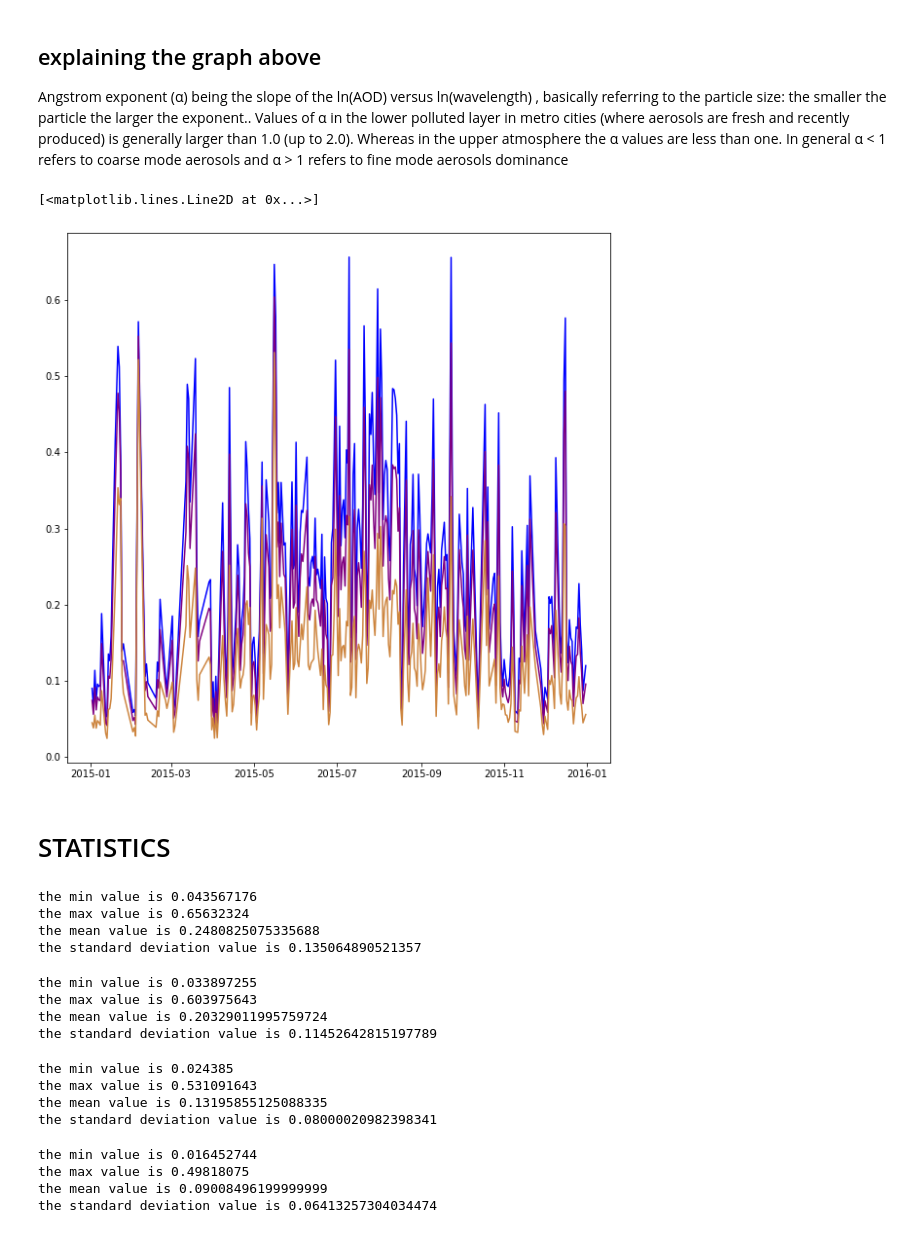
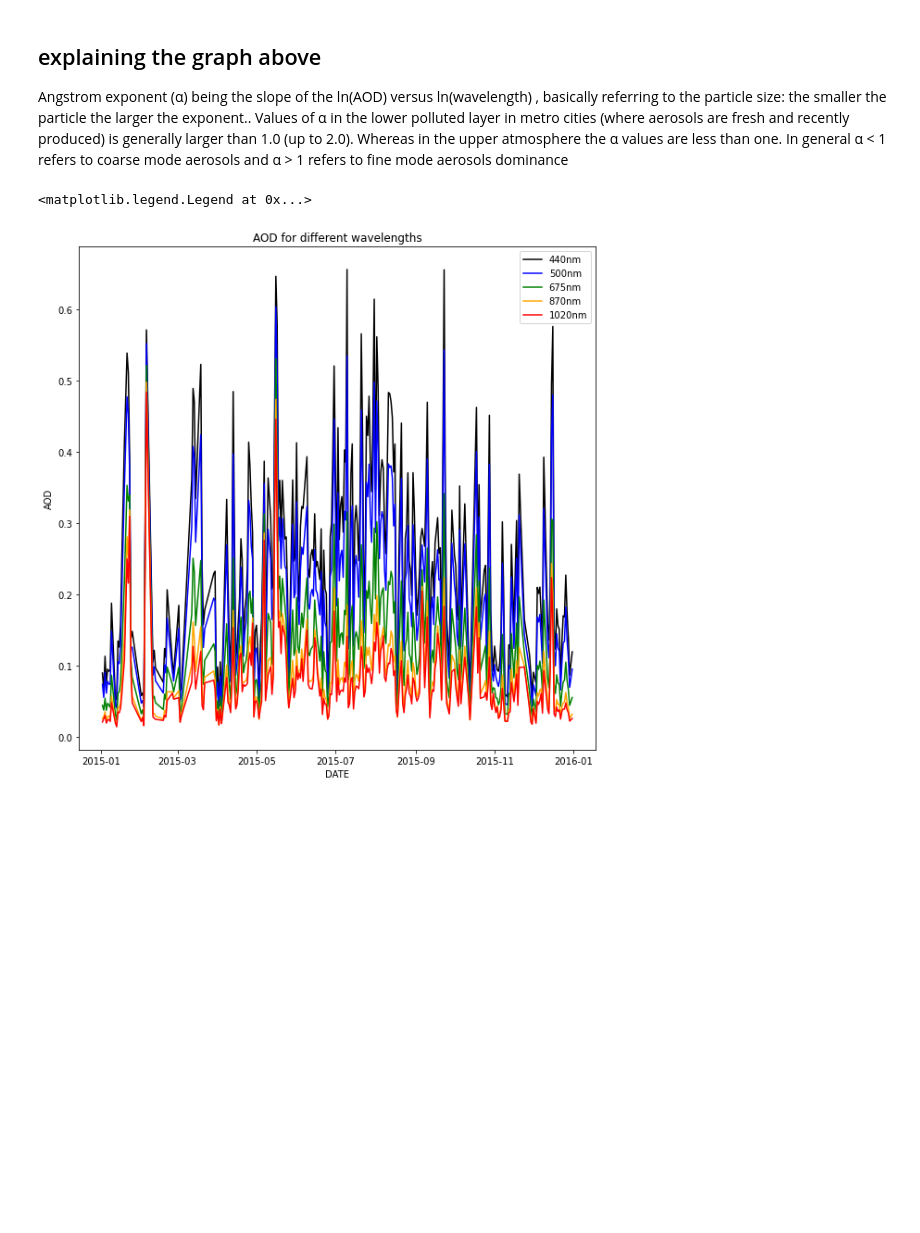
Before and after one commit to nadezsha/atmospheric-physics, a Jupyter notebook: AOD.ipynb, the cells around one changed output. Saved outputs shown, nothing was run; the diff lists cells and outputs as text; code cells hidden in the pictures; blank space fills up the shorter version.

```diff
--- a/AOD.ipynb
+++ b/AOD.ipynb
@@ -2,11 +2,10 @@
 import pandas as pd
 import numpy as np
 import matplotlib.pyplot as plt
-#import matplotlib.ticker as ticker
 import datetime
 
 
-data = pd.read_csv(r'C:/Users/nadia/OneDrive/Desktop/11_Thessaloniki.csv',  parse_dates=["datetime"])
+data = pd.read_csv(r'C:/Users/nadia/OneDrive/Desktop/projects/11_Thessaloniki.csv',  parse_dates=["datetime"])
 
 print(data)
 # %% [output]
@@ -80,40 +116,17 @@ Values of α in the lower polluted layer in metro cities (where aerosols are fre
 In general α < 1 refers to coarse mode aerosols
 and α > 1 refers to fine mode aerosols  dominance
 # %%
+#aod for all wavelengths
 plt.figure(figsize=(10,10))
-plt.plot(data["datetime"],data["AOD_440nm"],color="blue")
-plt.plot(data["datetime"],data["AOD_500nm"],color="purple")
-plt.plot(data["datetime"],data["AOD_675nm"],color="peru")
+plt.plot(data["datetime"],data["AOD_440nm"],color="black", label="440nm")
+plt.plot(data["datetime"],data["AOD_500nm"],color="blue",label="500nm")
+plt.plot(data["datetime"],data["AOD_675nm"],color="green",label="675nm")
+plt.plot(data["datetime"],data["AOD_870nm"],color="orange",label="870nm")
+plt.plot(data["datetime"],data["AOD_1020nm"],color="red",label="1020nm")
+plt.xlabel("DATE")
+plt.ylabel("AOD")
+plt.title("AOD for different wavelengths")
+plt.legend()
 # %% [output]
-[<matplotlib.lines.Line2D at 0x...>]
+<matplotlib.legend.Legend at 0x...>
-[figure, old version]
+[figure, new version]
-# %% [markdown]
-# STATISTICS
-# %%
-statistics("AOD_440nm")
-# %% [output]
-the min value is 0.043567176
-the max value is 0.65632324
-the mean value is 0.2480825075335688
-the standard deviation value is 0.135064890521357
-# %%
-statistics("AOD_500nm")
-# %% [output]
-the min value is 0.033897255
-the max value is 0.603975643
-the mean value is 0.20329011995759724
-the standard deviation value is 0.11452642815197789
-# %%
-statistics("AOD_675nm")
-# %% [output]
-the min value is 0.024385
-the max value is 0.531091643
-the mean value is 0.13195855125088335
-the standard deviation value is 0.08000020982398341
-# %%
-statistics("AOD_870nm")
-# %% [output]
-the min value is 0.016452744
-the max value is 0.49818075
-the mean value is 0.09008496199999999
-the standard deviation value is 0.06413257304034474
```
Also changed, not shown: parts of 17 cells of this notebook.
